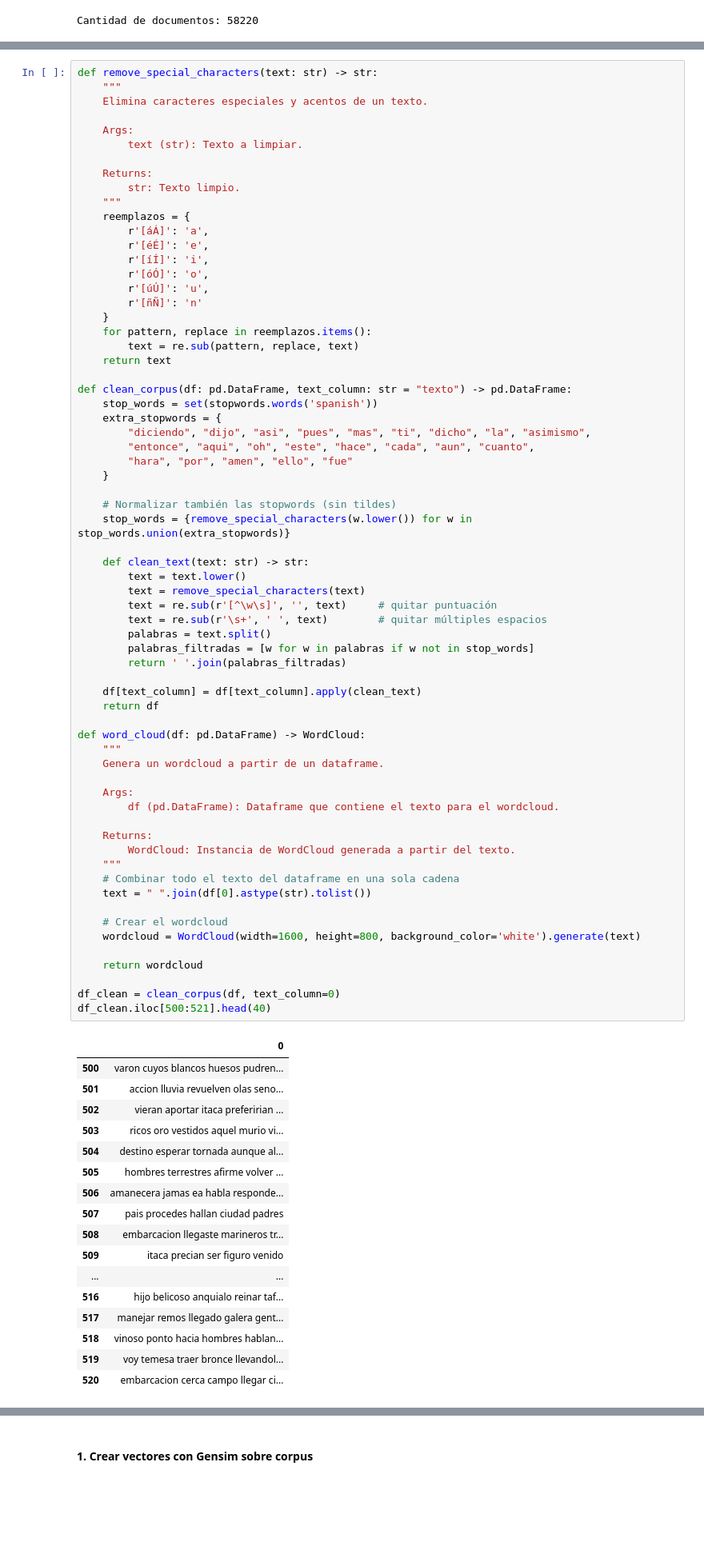
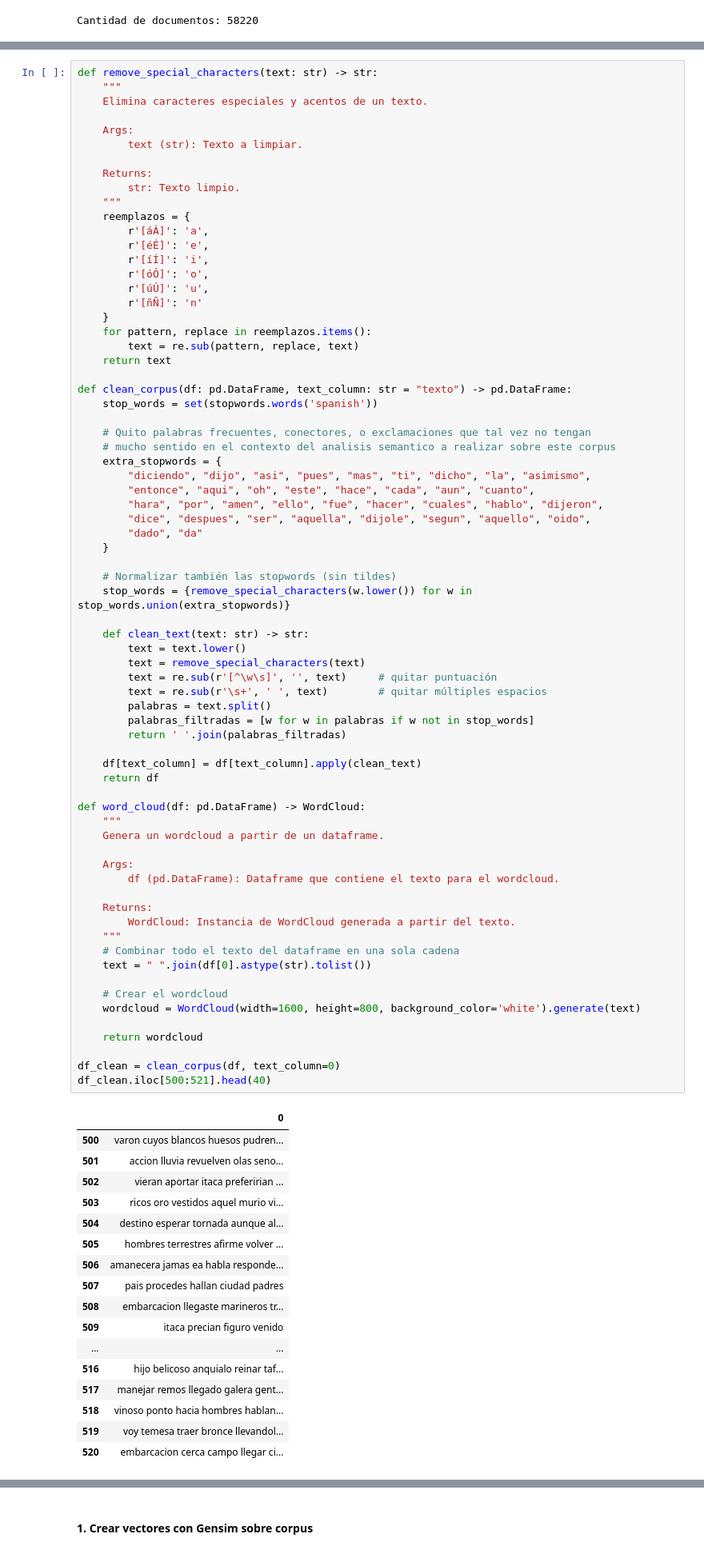
Before and after one commit to joagonzalez/ceia-nlp, a Jupyter notebook: desafios/Desafio_2.ipynb, the cells around one changed output, grey strips where cells are left out. Shown at 80% size. Drawn from its saved outputs; the diff is of its cells as text; blank space fills up the shorter version.

```diff
--- a/desafios/Desafio_2.ipynb
+++ b/desafios/Desafio_2.ipynb
@@ -228,10 +235,15 @@ def remove_special_characters(text: str) -> str:
 
 def clean_corpus(df: pd.DataFrame, text_column: str = "texto") -> pd.DataFrame:
     stop_words = set(stopwords.words('spanish'))
+
+    # Quito palabras frecuentes, conectores, o exclamaciones que tal vez no tengan
+    # mucho sentido en el contexto del analisis semantico a realizar sobre este corpus
     extra_stopwords = {
         "diciendo", "dijo", "asi", "pues", "mas", "ti", "dicho", "la", "asimismo",
         "entonce", "aqui", "oh", "este", "hace", "cada", "aun", "cuanto",
-        "hara", "por", "amen", "ello", "fue"
+        "hara", "por", "amen", "ello", "fue", "hacer", "cuales", "hablo", "dijeron",
+        "dice", "despues", "ser", "aquella", "dijole", "segun", "aquello", "oido",
+        "dado", "da"
     }
 
     # Normalizar también las stopwords (sin tildes)
@@ -253,34 +265,34 @@ def word_cloud(df: pd.DataFrame) -> WordCloud:
     """
     Genera un wordcloud a partir de un dataframe.
 
     Args:
         df (pd.DataFrame): Dataframe que contiene el texto para el wordcloud.
 
     Returns:
         WordCloud: Instancia de WordCloud generada a partir del texto.
     """
     # Combinar todo el texto del dataframe en una sola cadena
     text = " ".join(df[0].astype(str).tolist())
 
     # Crear el wordcloud
     wordcloud = WordCloud(width=1600, height=800, background_color='white').generate(text)
 
     return wordcloud
 
 df_clean = clean_corpus(df, text_column=0)
 df_clean.iloc[500:521].head(40)
 # %% [output]
 |  | 0 |
 | 500 | varon cuyos blancos huesos pudren... |
 | 501 | accion lluvia revuelven olas seno... |
 | 502 | vieran aportar itaca preferirian ... |
 | 503 | ricos oro vestidos aquel murio vi... |
 | 504 | destino esperar tornada aunque al... |
 | 505 | hombres terrestres afirme volver ... |
 | 506 | amanecera jamas ea habla responde... |
 | 507 | pais procedes hallan ciudad padres |
 | 508 | embarcacion llegaste marineros tr... |
-| 509 | itaca precian ser figuro venido |
+| 509 | itaca precian figuro venido |
 | ... | ... |
 | 516 | hijo belicoso anquialo reinar taf... |
 | 517 | manejar remos llegado galera gent... |
```
Also changed, not shown: parts of 33 cells of this notebook.
